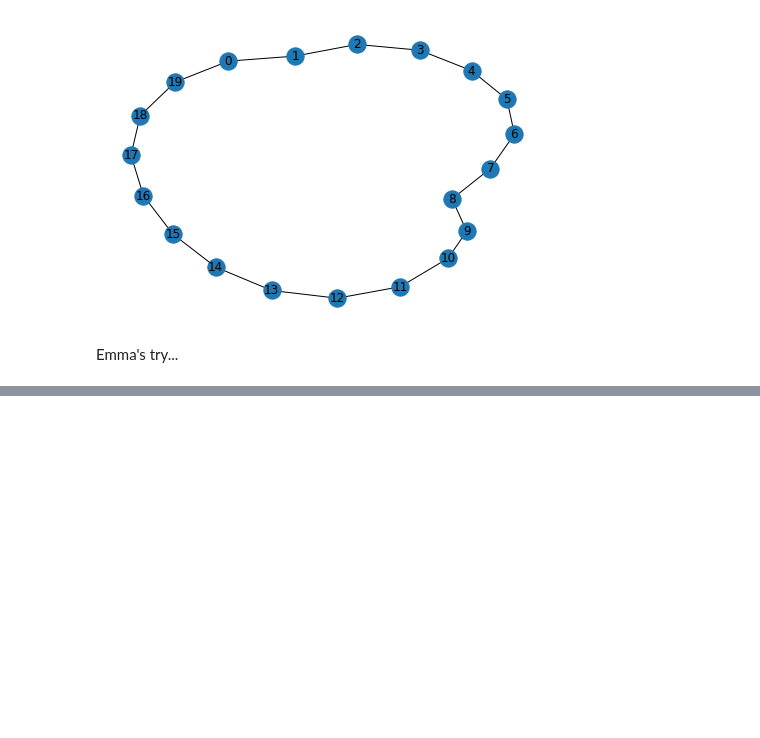
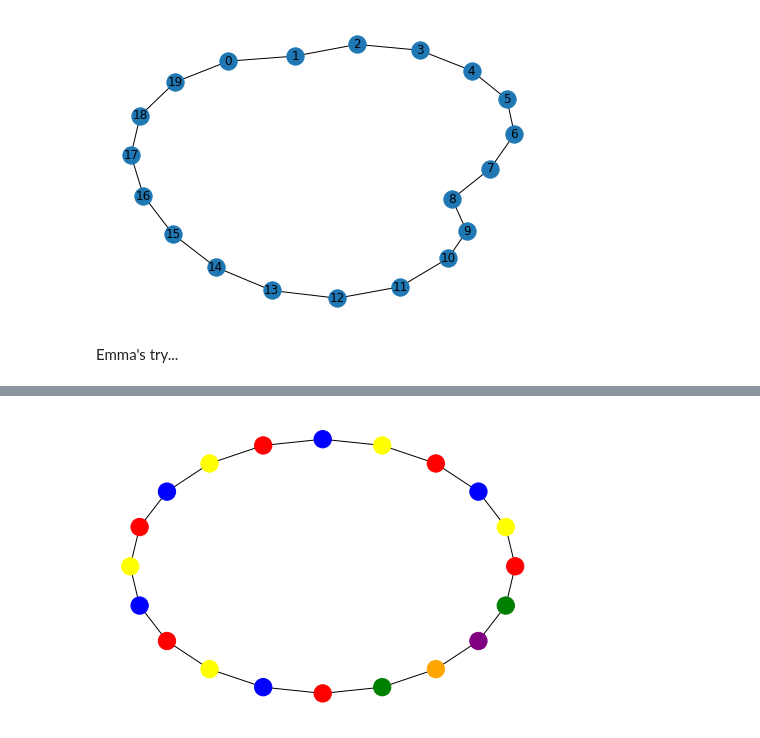
Before and after one commit to s-kuppusamy/Graph-Coloring, a Jupyter notebook: L21.ipynb, the cells around one changed output, grey strips where cells are left out. Cells and saved outputs as stored; diff of their text form; code cells hidden in the pictures; blank space fills up the shorter version.

```diff
--- a/L21.ipynb
+++ b/L21.ipynb
@@ -185 +214,23 @@ nx.draw(G, with_labels = True)
+# %%
+#print(node_status)
+#print(colorings)
+
+nodeList = list(G.nodes())
+final_colorings = {}
+for node in nodeList:
+    final_colorings.update({node: colorings[node]})
+
+#color_options = ['red', 'blue', 'green', 'magenta', 'brown', 'gray',
+                #'olive', 'palegreen', 'pink', 'dodgerblue', 'slateblue',
+                #'indigo', 'lavender', 'seagreen', 'teal', 'peachpuff', 'rosybrown']
+color_options = ['red', 'orange', 'yellow', 'green', 'blue', 'purple']
+
+color_map = []
+for vertex in final_colorings:
+    color_map.append(color_options[colorings[vertex]])
+
+nx.draw_circular(G, node_color = color_map)
+plt.show()
+# %% [output]
+[figure, added]
 # %%
```
Also changed, not shown: parts of 2 cells of this notebook.
